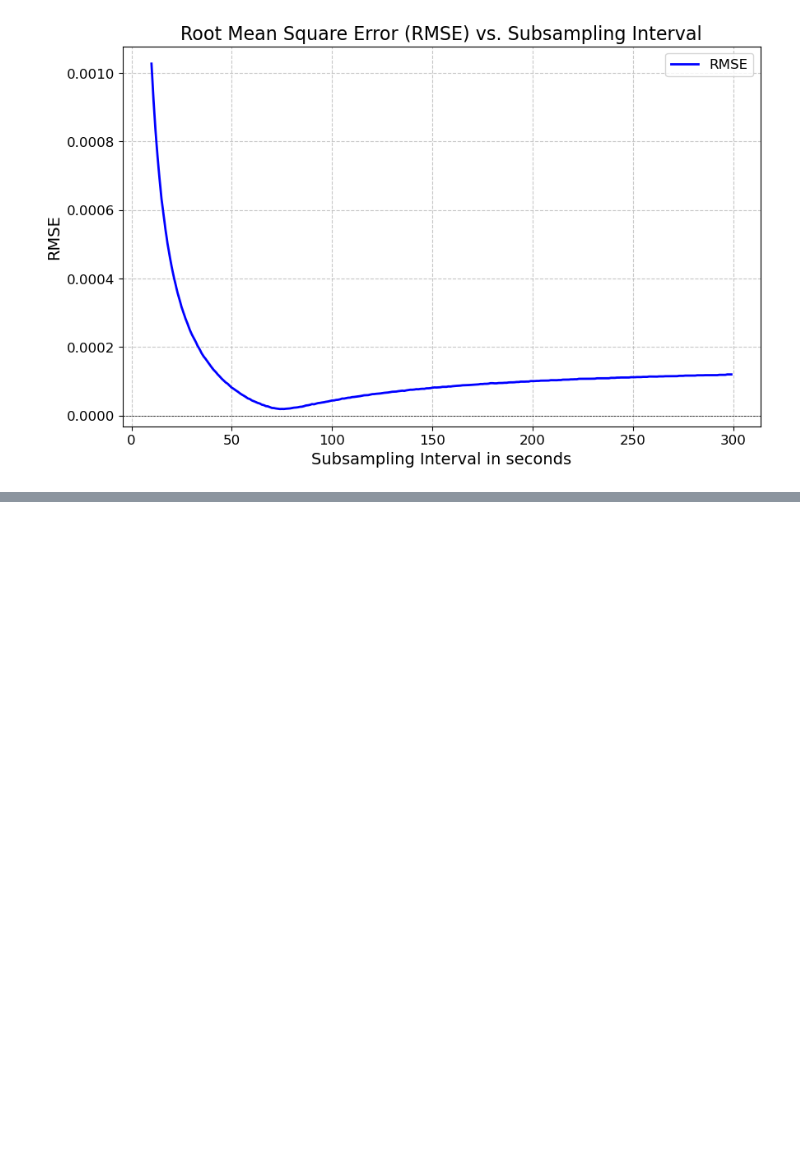
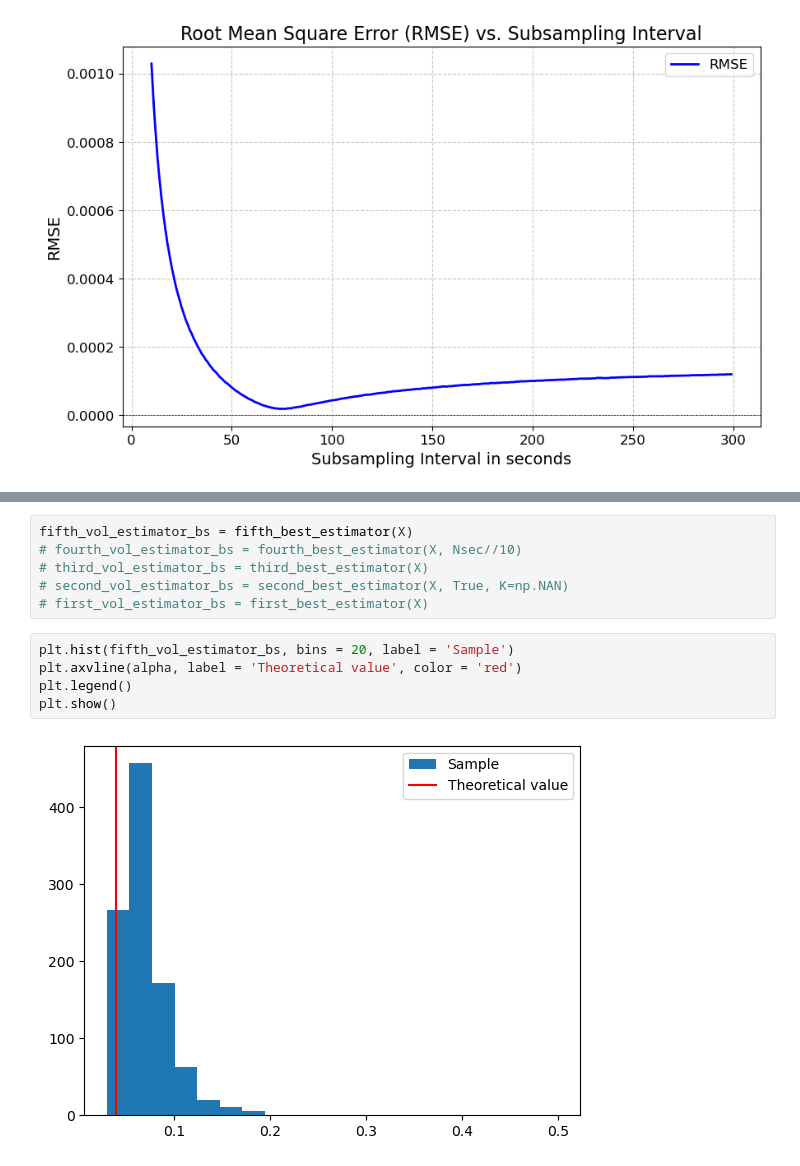
Before and after one commit to nicolassinott/HFT, a Jupyter notebook: Integrated_volatility/monte_carlo.ipynb, the cells around one changed output, grey strips where cells are left out. Drawn from its saved outputs; the diff is of its cells as text; blank space fills up the shorter version.

```diff
--- a/Integrated_volatility/monte_carlo.ipynb
+++ b/Integrated_volatility/monte_carlo.ipynb
@@ -359,0 +400,13 @@ plt.show()
+# %%
+fifth_vol_estimator_bs = fifth_best_estimator(X)
+# fourth_vol_estimator_bs = fourth_best_estimator(X, Nsec//10)
+# third_vol_estimator_bs = third_best_estimator(X)
+# second_vol_estimator_bs = second_best_estimator(X, True, K=np.NAN)
+# first_vol_estimator_bs = first_best_estimator(X)
+# %%
+plt.hist(fifth_vol_estimator_bs, bins = 20, label = 'Sample')
+plt.axvline(alpha, label = 'Theoretical value', color = 'red')
+plt.legend()
+plt.show()
+# %% [output]
+[figure, added]
```
Also changed, not shown: parts of 9 cells of this notebook.
